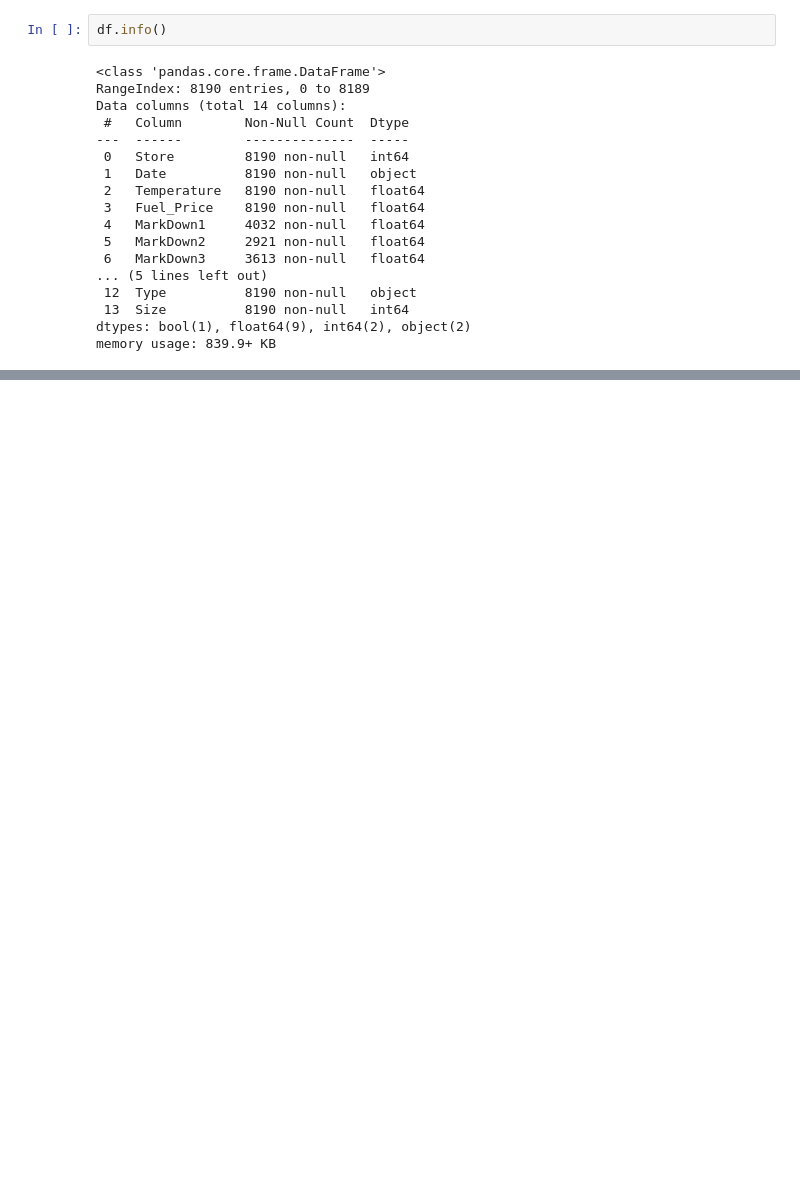
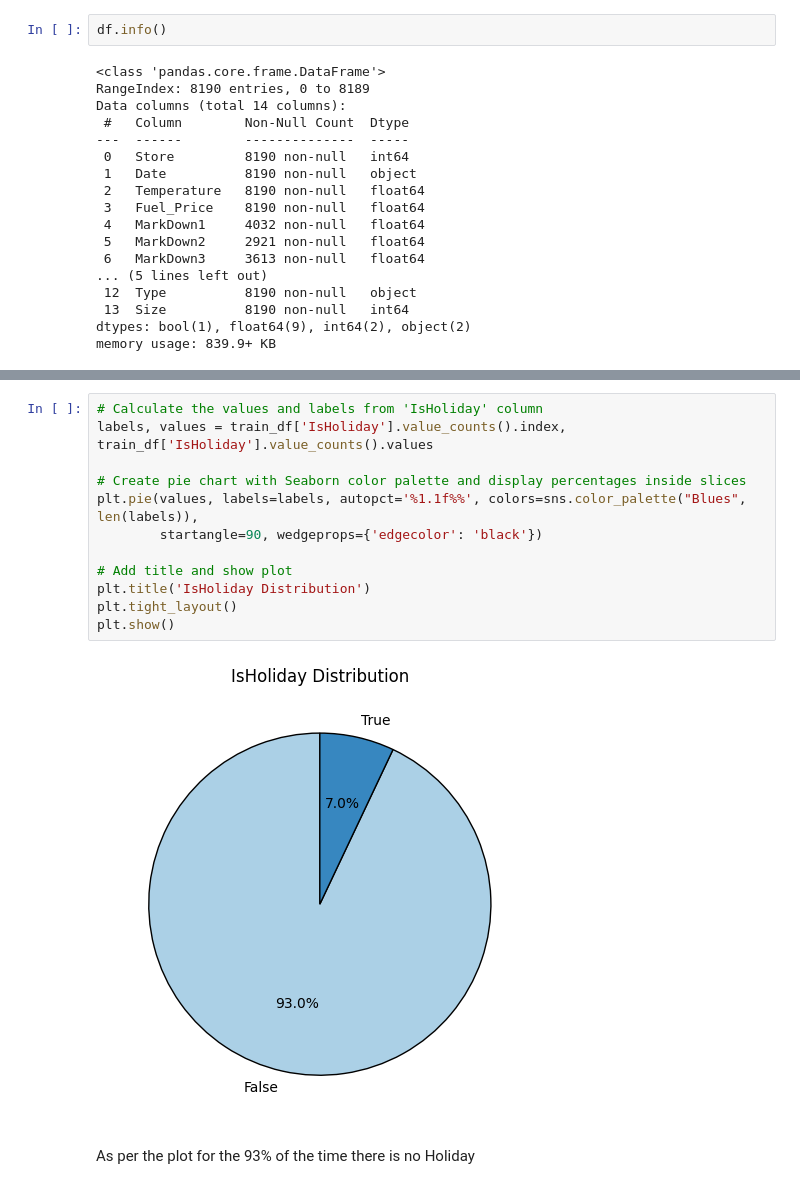
Before and after one commit to vrushalipr/Walmart-Sales-Forecasting, a Jupyter notebook: walmart_sales_forecasting.ipynb, the cells around one changed output, grey strips where cells are left out. Drawn from its saved outputs; the diff is of its cells as text; blank space fills up the shorter version.

```diff
--- a/walmart_sales_forecasting.ipynb
+++ b/walmart_sales_forecasting.ipynb
@@ -203,0 +234,16 @@ memory usage: 839.9+ KB
+# %%
+# Calculate the values and labels from 'IsHoliday' column
+labels, values = train_df['IsHoliday'].value_counts().index, train_df['IsHoliday'].value_counts().values
+
+# Create pie chart with Seaborn color palette and display percentages inside slices
+plt.pie(values, labels=labels, autopct='%1.1f%%', colors=sns.color_palette("Blues", len(labels)),
+        startangle=90, wedgeprops={'edgecolor': 'black'})
+
+# Add title and show plot
+plt.title('IsHoliday Distribution')
+plt.tight_layout()
+plt.show()
+# %% [output]
+[figure, added]
+# %% [markdown]
+As per the plot for the 93% of the time there is no Holiday
```
Also changed, not shown: parts of 16 cells of this notebook.
